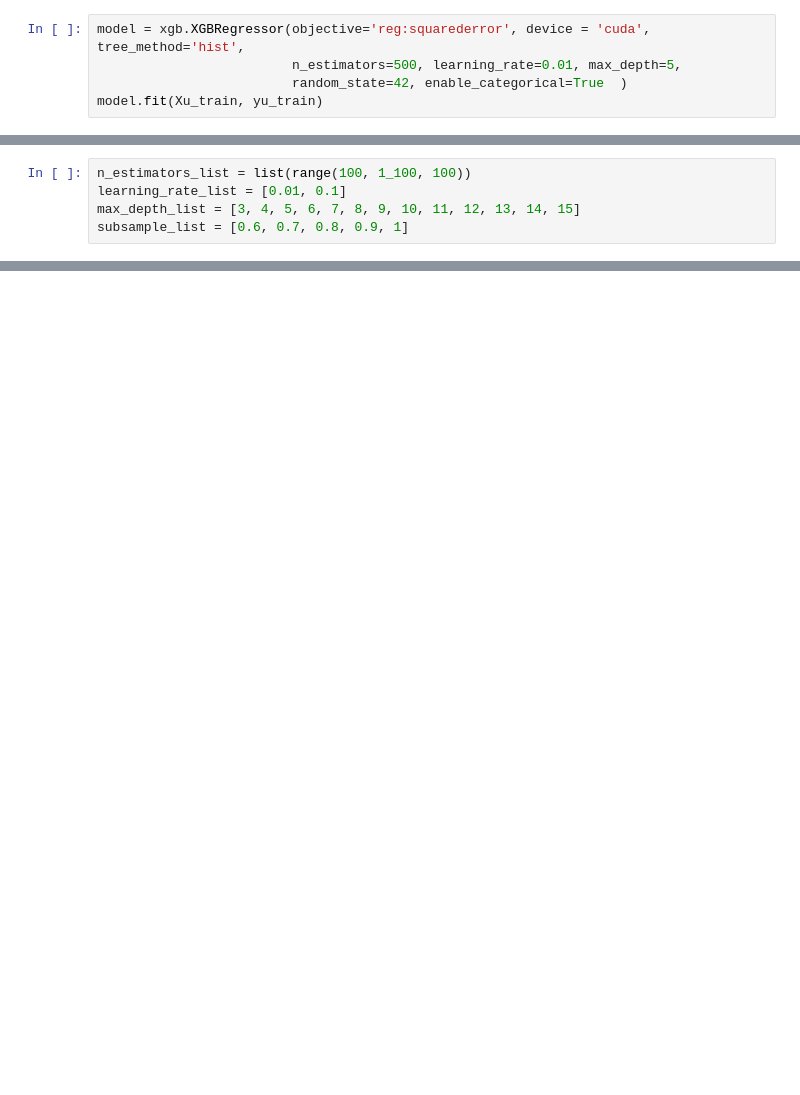
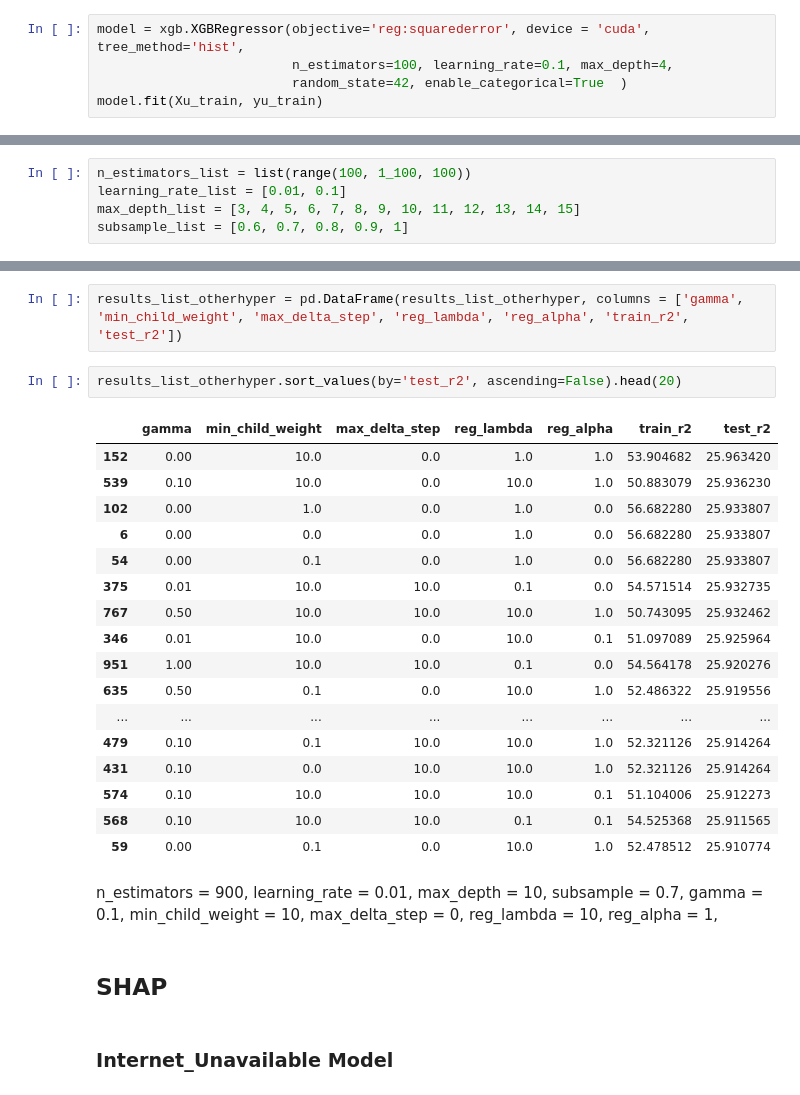
Before and after one commit to MichaelChaoLi-cpu/GallupWellBeingResearch, a Jupyter notebook: Code/AN_InternetUseDifferenceXgbShap_Zhang.ipynb, the cells around one changed output, grey strips where cells are left out. Saved outputs shown, nothing was run; the diff lists cells and outputs as text; blank space fills up the shorter version.

```diff
--- a/Code/AN_InternetUseDifferenceXgbShap_Zhang.ipynb
+++ b/Code/AN_InternetUseDifferenceXgbShap_Zhang.ipynb
@@ -140,7 +339,7 @@ Xf_train, Xf_test, yf_train, yf_test = train_test_split(Xf, yf, test_size=0.1, r
 ### Internet_Unavailable Model
 # %%
 model = xgb.XGBRegressor(objective='reg:squarederror', device = 'cuda', tree_method='hist',
-                         n_estimators=500, learning_rate=0.01, max_depth=5,
+                         n_estimators=100, learning_rate=0.1, max_depth=4,
                          random_state=42, enable_categorical=True  )
 model.fit(Xu_train, yu_train)
 # %% [output]
@@ -227,0 +516,30 @@ KeyboardInterrupt:
+# %%
+results_list_otherhyper = pd.DataFrame(results_list_otherhyper, columns = ['gamma', 'min_child_weight', 'max_delta_step', 'reg_lambda', 'reg_alpha', 'train_r2', 'test_r2'])
+# %%
+results_list_otherhyper.sort_values(by='test_r2', ascending=False).head(20)
+# %% [output]
+|  | gamma | min_child_weight | max_delta_step | reg_lambda | reg_alpha | train_r2 | test_r2 |
+| 152 | 0.00 | 10.0 | 0.0 | 1.0 | 1.0 | 53.904682 | 25.963420 |
+| 539 | 0.10 | 10.0 | 0.0 | 10.0 | 1.0 | 50.883079 | 25.936230 |
+| 102 | 0.00 | 1.0 | 0.0 | 1.0 | 0.0 | 56.682280 | 25.933807 |
+| 6 | 0.00 | 0.0 | 0.0 | 1.0 | 0.0 | 56.682280 | 25.933807 |
+| 54 | 0.00 | 0.1 | 0.0 | 1.0 | 0.0 | 56.682280 | 25.933807 |
+| 375 | 0.01 | 10.0 | 10.0 | 0.1 | 0.0 | 54.571514 | 25.932735 |
+| 767 | 0.50 | 10.0 | 10.0 | 10.0 | 1.0 | 50.743095 | 25.932462 |
+| 346 | 0.01 | 10.0 | 0.0 | 10.0 | 0.1 | 51.097089 | 25.925964 |
+| 951 | 1.00 | 10.0 | 10.0 | 0.1 | 0.0 | 54.564178 | 25.920276 |
+| 635 | 0.50 | 0.1 | 0.0 | 10.0 | 1.0 | 52.486322 | 25.919556 |
+| ... | ... | ... | ... | ... | ... | ... | ... |
+| 479 | 0.10 | 0.1 | 10.0 | 10.0 | 1.0 | 52.321126 | 25.914264 |
+| 431 | 0.10 | 0.0 | 10.0 | 10.0 | 1.0 | 52.321126 | 25.914264 |
+| 574 | 0.10 | 10.0 | 10.0 | 10.0 | 0.1 | 51.104006 | 25.912273 |
+| 568 | 0.10 | 10.0 | 10.0 | 0.1 | 0.1 | 54.525368 | 25.911565 |
+| 59 | 0.00 | 0.1 | 0.0 | 10.0 | 1.0 | 52.478512 | 25.910774 |
+# %% [markdown]
+n_estimators = 900,  learning_rate = 0.01, max_depth = 10,   subsample = 0.7,
+                                             gamma = 0.1, min_child_weight = 10, max_delta_step = 0,
+                                             reg_lambda = 10, reg_alpha = 1,
+# %% [markdown]
+## SHAP
+# %% [markdown]
+### Internet_Unavailable Model
```
Also changed, not shown: parts of 65 cells of this notebook, 2 other files.
